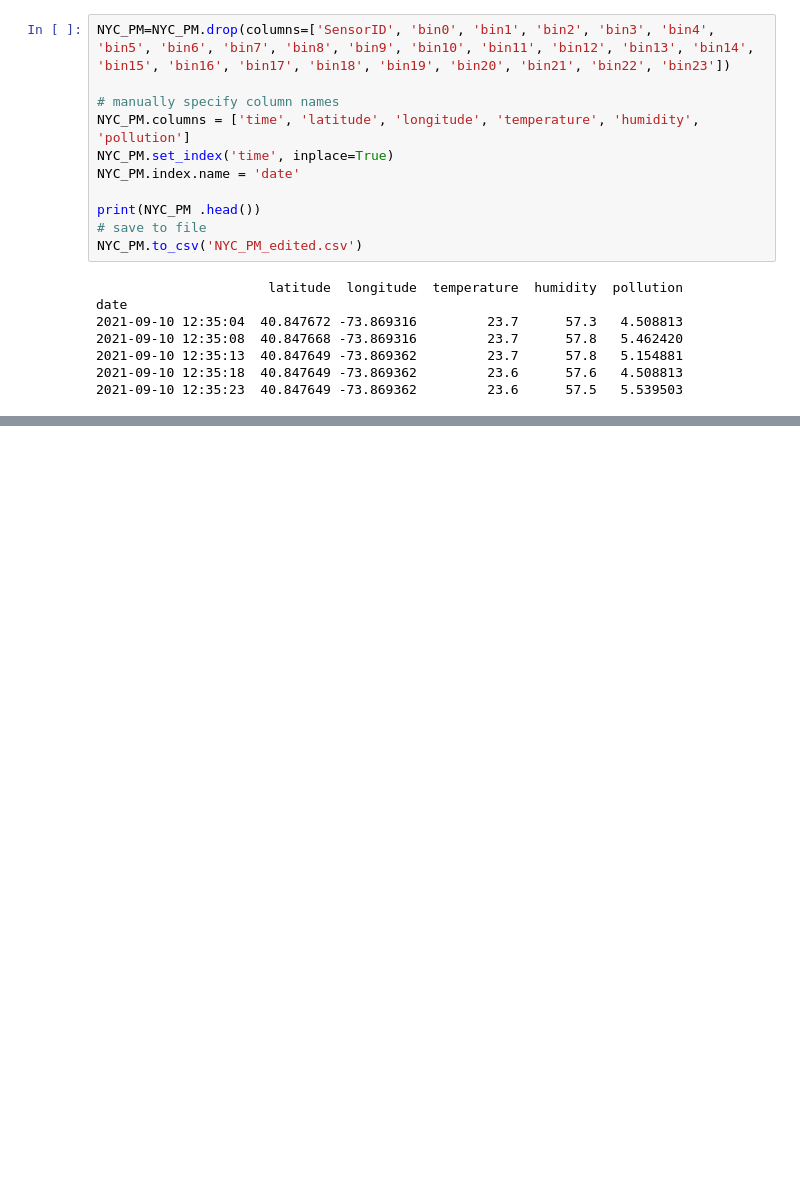
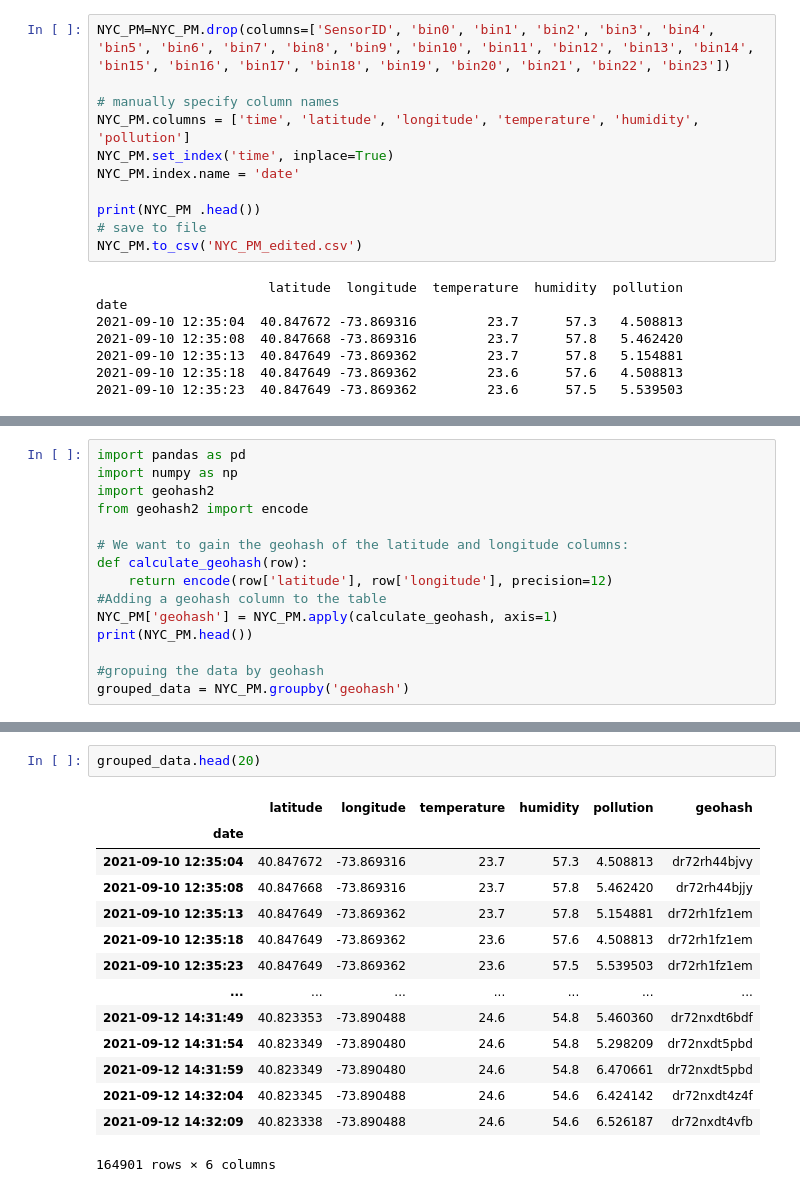
Before and after one commit to Dr-Isam-ALJAWARNEH/ds-project-lstm-forecasting, a Jupyter notebook: Project01_LSTM.ipynb, the cells around one changed output, grey strips where cells are left out. Cells and saved outputs as stored; diff of their text form; blank space fills up the shorter version.

Commit message:
Added feature to dataset
Added new feature in dataset (geohash)

```diff
--- a/Project01_LSTM.ipynb
+++ b/Project01_LSTM.ipynb
@@ -148,0 +163,15 @@ date
+# %%
+import pandas as pd
+import numpy as np
+import geohash2
+from geohash2 import encode
+
+# We want to gain the geohash of the latitude and longitude columns:
+def calculate_geohash(row):
+    return encode(row['latitude'], row['longitude'], precision=12)
+#Adding a geohash column to the table
+NYC_PM['geohash'] = NYC_PM.apply(calculate_geohash, axis=1)
+print(NYC_PM.head())
+
+#gropuing the data by geohash
+grouped_data = NYC_PM.groupby('geohash')
@@ -148,0 +194,17 @@ date
+# %%
+grouped_data.head(20)
+# %% [output]
+|  | latitude | longitude | temperature | humidity | pollution | geohash |
+| date |  |  |  |  |  |  |
+| 2021-09-10 12:35:04 | 40.847672 | -73.869316 | 23.7 | 57.3 | 4.508813 | dr72rh44bjvy |
+| 2021-09-10 12:35:08 | 40.847668 | -73.869316 | 23.7 | 57.8 | 5.462420 | dr72rh44bjjy |
+| 2021-09-10 12:35:13 | 40.847649 | -73.869362 | 23.7 | 57.8 | 5.154881 | dr72rh1fz1em |
+| 2021-09-10 12:35:18 | 40.847649 | -73.869362 | 23.6 | 57.6 | 4.508813 | dr72rh1fz1em |
+| 2021-09-10 12:35:23 | 40.847649 | -73.869362 | 23.6 | 57.5 | 5.539503 | dr72rh1fz1em |
+| ... | ... | ... | ... | ... | ... | ... |
+| 2021-09-12 14:31:49 | 40.823353 | -73.890488 | 24.6 | 54.8 | 5.460360 | dr72nxdt6bdf |
+| 2021-09-12 14:31:54 | 40.823349 | -73.890480 | 24.6 | 54.8 | 5.298209 | dr72nxdt5pbd |
+| 2021-09-12 14:31:59 | 40.823349 | -73.890480 | 24.6 | 54.8 | 6.470661 | dr72nxdt5pbd |
+| 2021-09-12 14:32:04 | 40.823345 | -73.890488 | 24.6 | 54.6 | 6.424142 | dr72nxdt4z4f |
+| 2021-09-12 14:32:09 | 40.823338 | -73.890488 | 24.6 | 54.6 | 6.526187 | dr72nxdt4vfb |
+164901 rows × 6 columns
```
Also changed, not shown: parts of 2 cells of this notebook.
